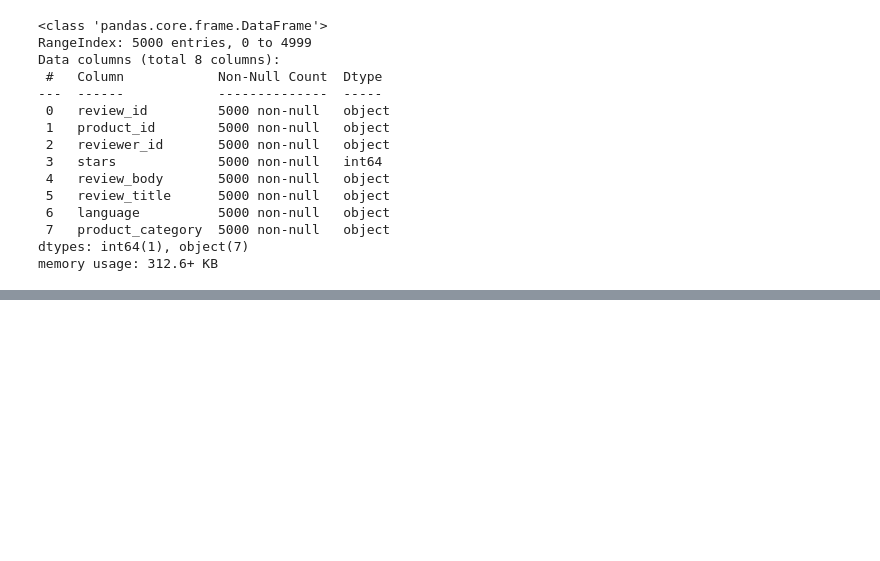
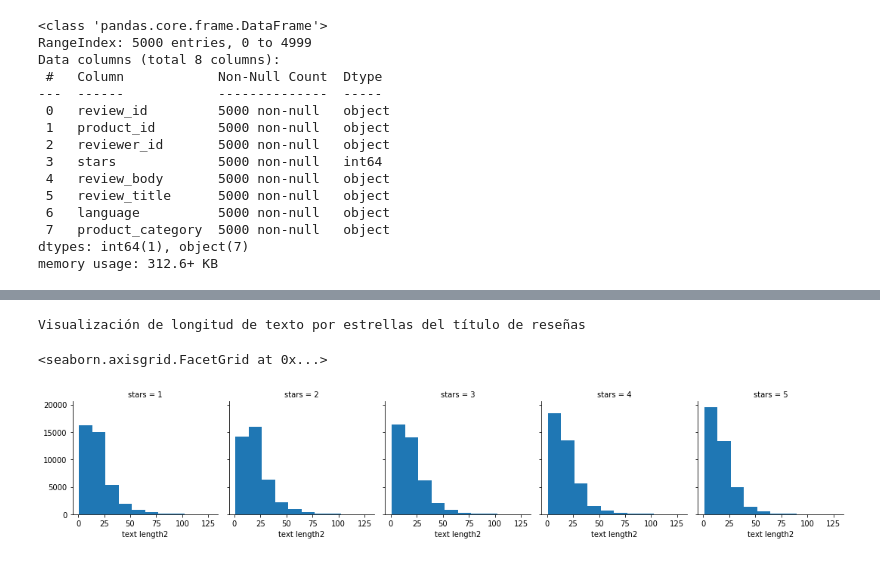
Before and after one commit to romiluna2017/Proyecto3_NLP, a Jupyter notebook: DS_Proyecto_03_NLP.ipynb, the cells around one changed output, grey strips where cells are left out. Cells and saved outputs as stored; diff of their text form; code cells hidden in the pictures; blank space fills up the shorter version.

```diff
--- a/DS_Proyecto_03_NLP.ipynb
+++ b/DS_Proyecto_03_NLP.ipynb
@@ -133,0 +197,8 @@ memory usage: 312.6+ KB
+# %%
+print("Visualización de longitud de texto por estrellas del título de reseñas")
+g = sns.FacetGrid(dataset3,col='stars')
+g.map(plt.hist,'text length2')
+# %% [output]
+Visualización de longitud de texto por estrellas del título de reseñas
+<seaborn.axisgrid.FacetGrid at 0x...>
+[figure, added]
```
Also changed, not shown: parts of 58 cells of this notebook.
